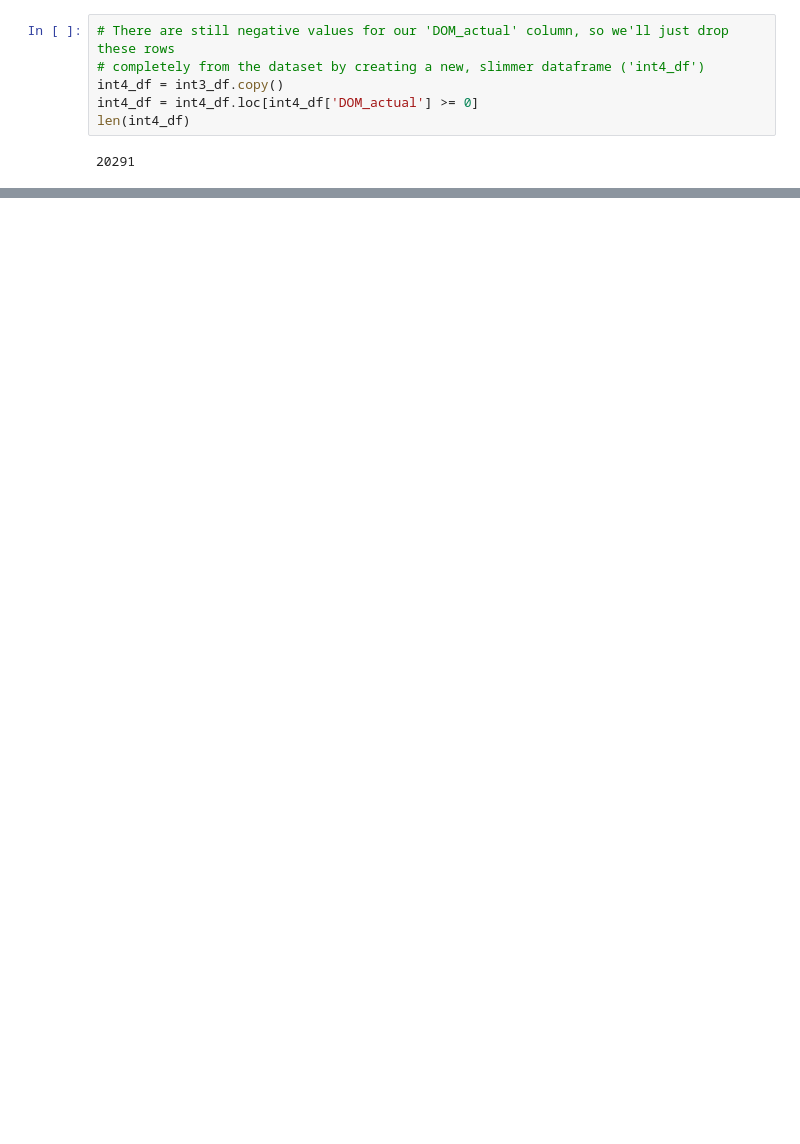
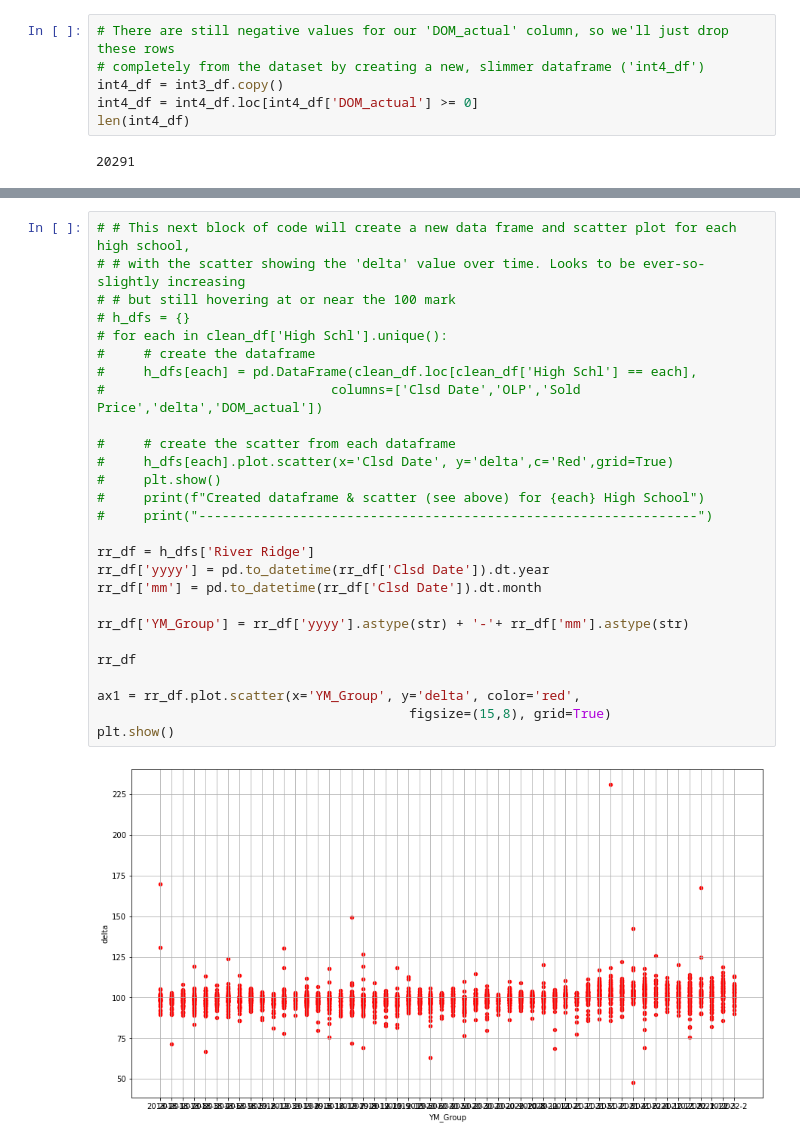
Before and after one commit to wwright21/Project-1---Group-4, a Jupyter notebook: Project1_WW.ipynb, the cells around one changed output, grey strips where cells are left out. Cells and saved outputs as stored; diff of their text form; blank space fills up the shorter version.

```diff
--- a/Project1_WW.ipynb
+++ b/Project1_WW.ipynb
@@ -196,0 +242,29 @@ int4_df.groupby('Elem Schl')[['delta','DOM_actual']].mean()
+# %%
+# # This next block of code will create a new data frame and scatter plot for each high school,
+# # with the scatter showing the 'delta' value over time. Looks to be ever-so-slightly increasing
+# # but still hovering at or near the 100 mark
+# h_dfs = {}
+# for each in clean_df['High Schl'].unique():
+#     # create the dataframe
+#     h_dfs[each] = pd.DataFrame(clean_df.loc[clean_df['High Schl'] == each],
+#                             columns=['Clsd Date','OLP','Sold Price','delta','DOM_actual'])
+
+#     # create the scatter from each dataframe
+#     h_dfs[each].plot.scatter(x='Clsd Date', y='delta',c='Red',grid=True)
+#     plt.show()
+#     print(f"Created dataframe & scatter (see above) for {each} High School")
+#     print("----------------------------------------------------------------")
+
+rr_df = h_dfs['River Ridge']
+rr_df['yyyy'] = pd.to_datetime(rr_df['Clsd Date']).dt.year
+rr_df['mm'] = pd.to_datetime(rr_df['Clsd Date']).dt.month
+
+rr_df['YM_Group'] = rr_df['yyyy'].astype(str) + '-'+ rr_df['mm'].astype(str)
+
+rr_df
+
+ax1 = rr_df.plot.scatter(x='YM_Group', y='delta', color='red',
+                                        figsize=(15,8), grid=True)
+plt.show()
+# %% [output]
+[figure, added]
```
Also changed, not shown: parts of 8 cells of this notebook.
